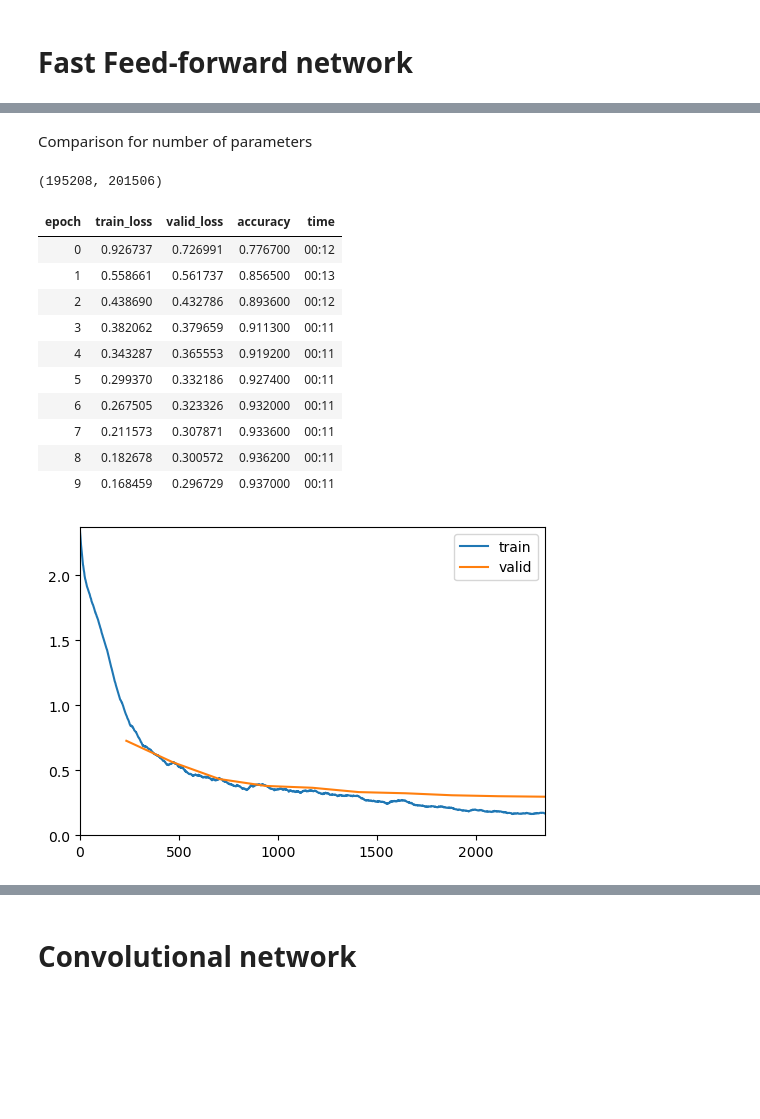
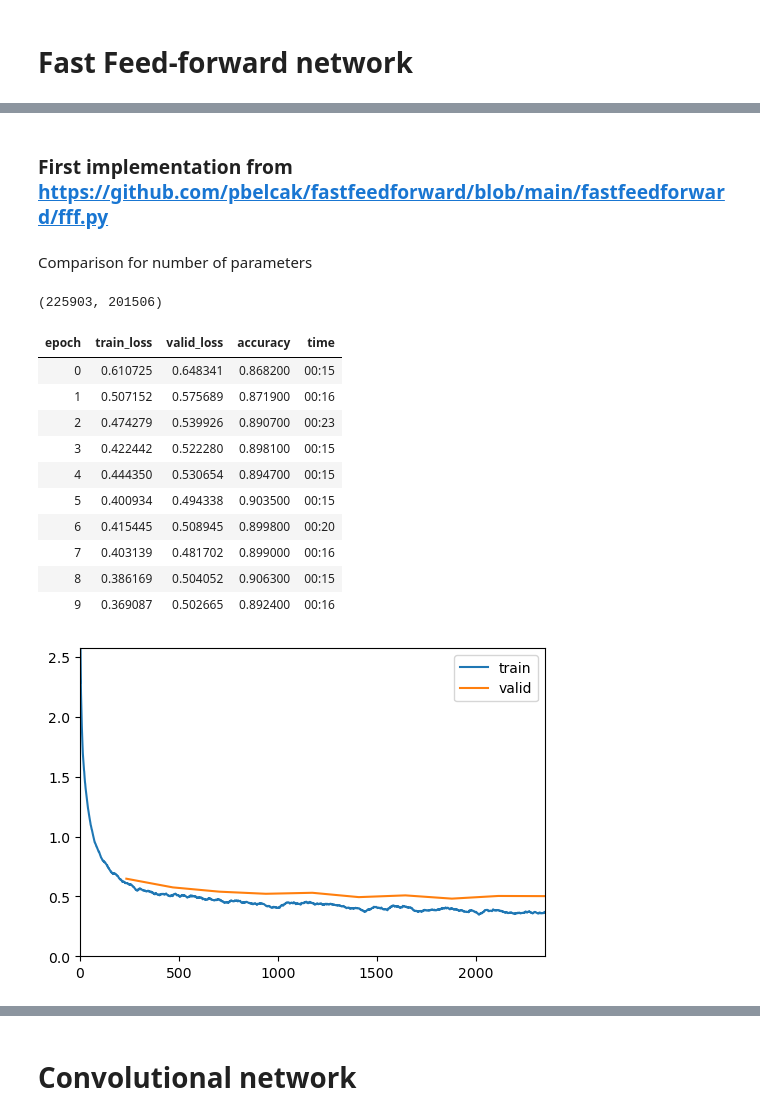
Before and after one commit to ssslakter/FastFF, a Jupyter notebook: nbs/00_mnist.ipynb, the cells around one changed output, grey strips where cells are left out. Cells and saved outputs as stored; diff of their text form; code cells hidden in the pictures; blank space fills up the shorter version.

```diff
--- a/nbs/00_mnist.ipynb
+++ b/nbs/00_mnist.ipynb
@@ -185,7 +127,10 @@ class FFF(nn.Module):
+# %% [markdown]
+### First implementation from https://github.com/pbelcak/fastfeedforward/blob/main/fastfeedforward/fff.py
 # %%
-n_trees = 8                     # number of trees
-d = int(math.log2(h/n_trees)-1) # depth of the tree
-model_fff = nn.Sequential(FFF(28*28, 2, d, n_trees), nn.PReLU(), nn.Linear(2, 10))
+import fff
+ls = 8                   # leaf size
+d = int(math.log2(h/ls)) # depth so that number of output neurons is h
+model_fff = nn.Sequential(fff.FFF(28*28, ls, 2, d), nn.PReLU(), nn.Linear(2, 10))
 # %% [markdown]
 Comparison for number of parameters
 # %%
@@ -193,25 +138,24 @@ def num_params(model): return sum(p.numel() for p in model.parameters())
 # %%
 num_params(model_fff), num_params(model_ff)
 # %% [output]
-(195208, 201506)
+(225903, 201506)
 # %%
 cbs = [ShowGraphCallback(), flatten]
 learn = Learner(dls, model_fff, loss_func=F.cross_entropy, metrics=accuracy, opt_func = Adam, cbs=cbs)
+learn.fit(10, lr=2e-2)
+# %% [output]
+| epoch | train_loss | valid_loss | accuracy | time |
+| 0 | 0.610725 | 0.648341 | 0.868200 | 00:15 |
+| 1 | 0.507152 | 0.575689 | 0.871900 | 00:16 |
+| 2 | 0.474279 | 0.539926 | 0.890700 | 00:23 |
+| 3 | 0.422442 | 0.522280 | 0.898100 | 00:15 |
+| 4 | 0.444350 | 0.530654 | 0.894700 | 00:15 |
+| 5 | 0.400934 | 0.494338 | 0.903500 | 00:15 |
+| 6 | 0.415445 | 0.508945 | 0.899800 | 00:20 |
+| 7 | 0.403139 | 0.481702 | 0.899000 | 00:16 |
+| 8 | 0.386169 | 0.504052 | 0.906300 | 00:15 |
+| 9 | 0.369087 | 0.502665 | 0.892400 | 00:16 |
+[figure, added]
-# %%
-learn.fit_one_cycle(10, lr_max=2e-2)
-# %% [output]
-| epoch | train_loss | valid_loss | accuracy | time |
-| 0 | 0.926737 | 0.726991 | 0.776700 | 00:12 |
-| 1 | 0.558661 | 0.561737 | 0.856500 | 00:13 |
-| 2 | 0.438690 | 0.432786 | 0.893600 | 00:12 |
-| 3 | 0.382062 | 0.379659 | 0.911300 | 00:11 |
-| 4 | 0.343287 | 0.365553 | 0.919200 | 00:11 |
-| 5 | 0.299370 | 0.332186 | 0.927400 | 00:11 |
-| 6 | 0.267505 | 0.323326 | 0.932000 | 00:11 |
-| 7 | 0.211573 | 0.307871 | 0.933600 | 00:11 |
-| 8 | 0.182678 | 0.300572 | 0.936200 | 00:11 |
-| 9 | 0.168459 | 0.296729 | 0.937000 | 00:11 |
-[figure, removed]
 # %%
 act = Activations2D(model_fff[-3])
 learn.get_preds(dl = dls.valid, cbs=act);
```
Also changed, not shown: parts of 18 cells of this notebook, 1 other file.
